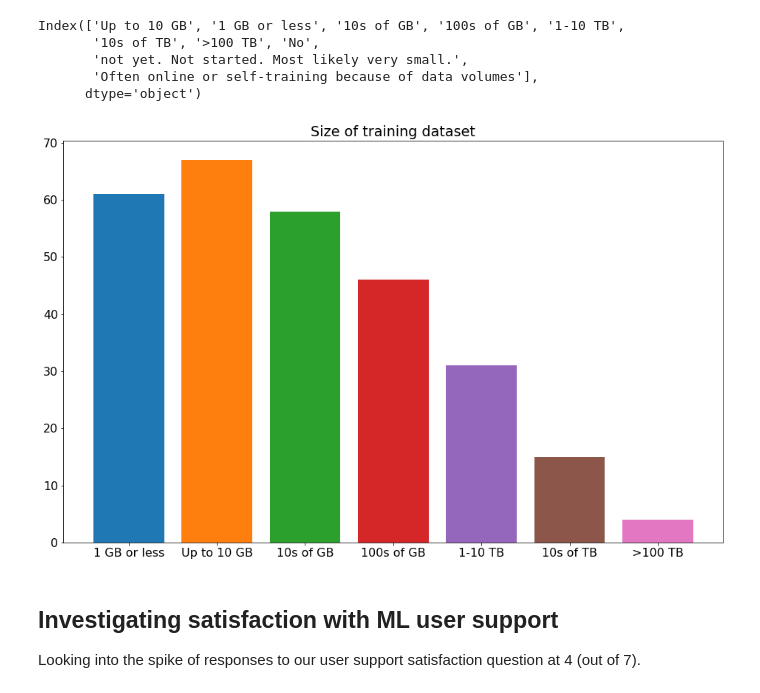
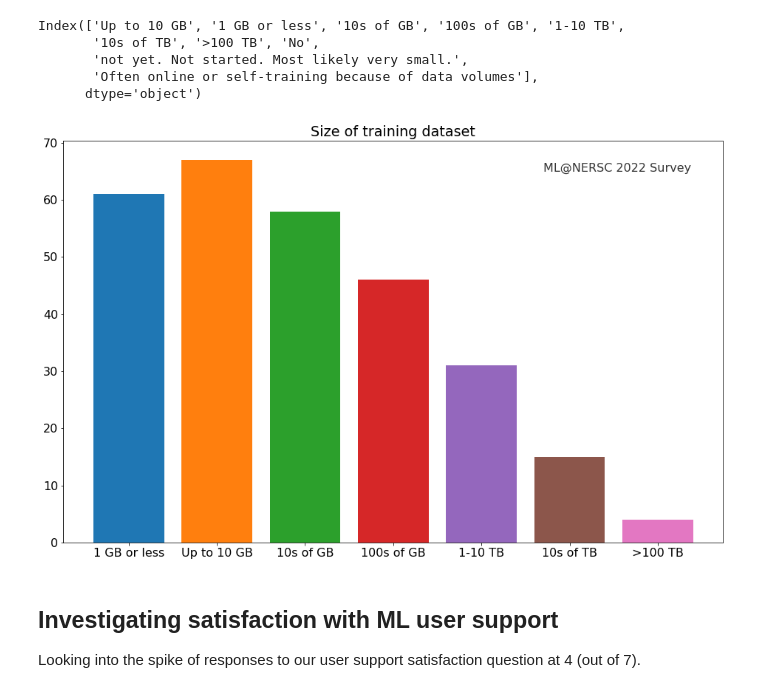
Before and after one commit to sparticlesteve/nersc-ml-survey, a Jupyter notebook: survey_analysis.ipynb, the cells around one changed output. Saved outputs shown, nothing was run; the diff lists cells and outputs as text; code cells hidden in the pictures.

```diff
--- a/survey_analysis.ipynb
+++ b/survey_analysis.ipynb
@@ -461,15 +475,16 @@ Index(['Up to 10 GB', '1 GB or less', '10s of GB', '100s of GB', '1-10 TB',
 # %%
 datasize_x = ['1 GB or less', 'Up to 10 GB', '10s of GB',
               '100s of GB', '1-10 TB', '10s of TB', '>100 TB']
 datasize_y = datasize_counts[datasize_x]
 
 # Make the plot
 fig, ax = plt.subplots(figsize=(16, 10))
 
-ax.bar(datasize_x, datasize_y, color=colors, )
-ax.set_title('Size of training dataset');
+ax.bar(datasize_x, datasize_y, color=colors)
+ax.set_title('Size of training dataset')
+ax.text(4.7, 65, 'ML@NERSC 2022 Survey', alpha=0.8);
 # %% [output]
-[figure, old version]
+[figure, new version]
 # %% [markdown]
 ## Investigating satisfaction with ML user support
 
```
Also changed, not shown: parts of 3 cells of this notebook.
